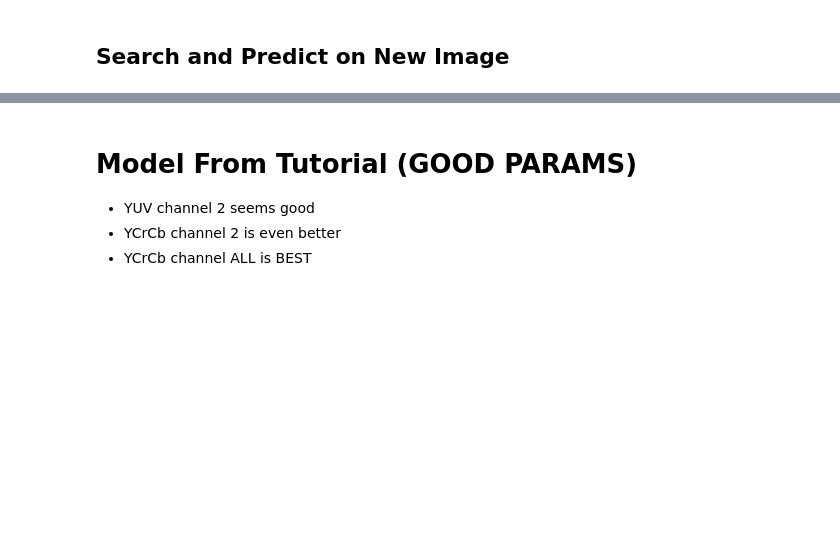
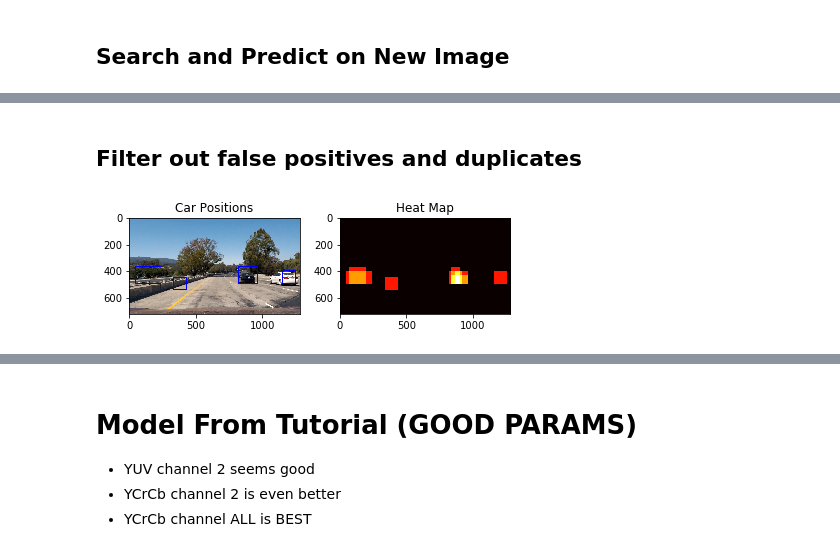
Before and after one commit to andrewszwec/proj5-vehicle-detection, a Jupyter notebook: 006_search_and_classify.ipynb, the cells around one changed output, grey strips where cells are left out. Saved outputs shown, nothing was run; the diff lists cells and outputs as text; code cells hidden in the pictures; blank space fills up the shorter version.

```diff
--- a/006_search_and_classify.ipynb
+++ b/006_search_and_classify.ipynb
@@ -228,0 +203,45 @@ plt.show()
+# %% [markdown]
+## Filter out false positives and duplicates
+# %%
+import matplotlib.image as mpimg
+import matplotlib.pyplot as plt
+import numpy as np
+import pickle
+import cv2
+from scipy.ndimage.measurements import label
+
+# Read in a pickle file with bboxes saved
+# Each item in the "all_bboxes" list will contain a
+# list of boxes for one of the images shown above
+# box_list = pickle.load( open( "bbox_pickle.p", "rb" ))
+box_list = hot_windows
+
+# Read in image similar to one shown above
+image = mpimg.imread('test_image.jpg')
+heat = np.zeros_like(image[:,:,0]).astype(np.float)
+
+
+# Add heat to each box in box list
+heat = add_heat(heat,box_list)
+
+# Apply threshold to help remove false positives
+heat = apply_threshold(heat,1)
+
+# Visualize the heatmap when displaying
+heatmap = np.clip(heat, 0, 255)
+
+# Find final boxes from heatmap using label function
+labels = label(heatmap)
+draw_img = draw_labeled_bboxes(np.copy(image), labels)
+
+fig = plt.figure()
+plt.subplot(121)
+plt.imshow(draw_img)
+plt.title('Car Positions')
+plt.subplot(122)
+plt.imshow(heatmap, cmap='hot')
+plt.title('Heat Map')
+fig.tight_layout()
+plt.show()
+# %% [output]
+[figure, added]
```
Also changed, not shown: parts of 16 cells of this notebook, 5 other files.
